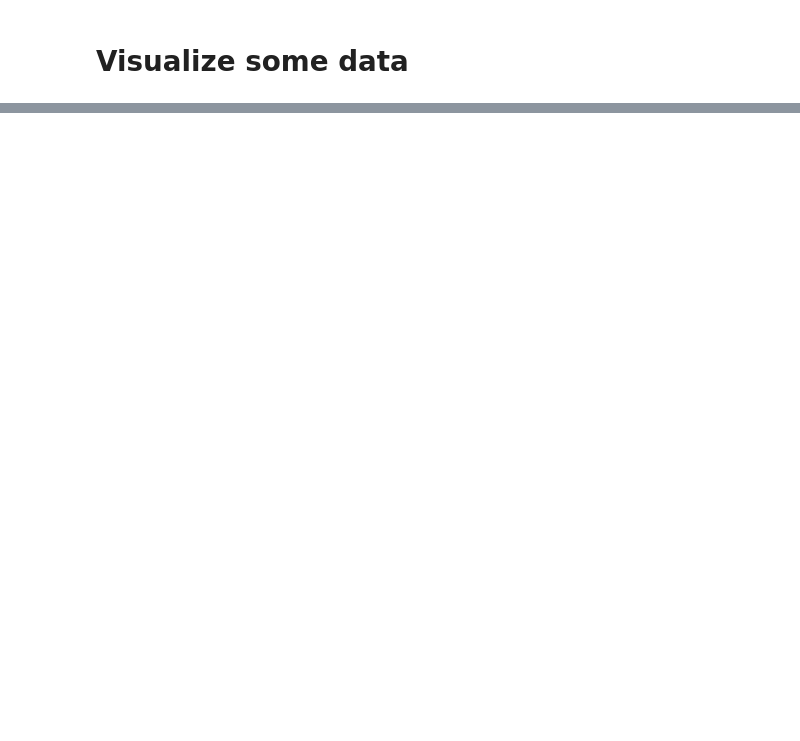
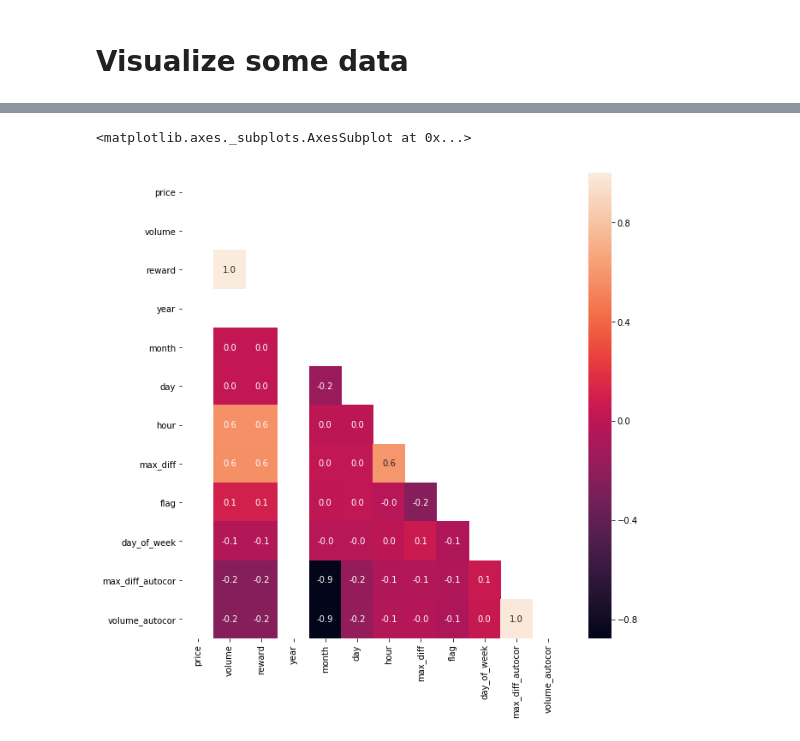
Before and after one commit to L0ki4/Reinforcment_learning, a Jupyter notebook: gym_gpn.ipynb, the cells around one changed output, grey strips where cells are left out. Drawn from its saved outputs; the diff is of its cells as text; code cells hidden in the pictures; blank space fills up the shorter version.

```diff
--- a/gym_gpn.ipynb
+++ b/gym_gpn.ipynb
@@ -137,0 +335,10 @@ import seaborn as sns
+# %%
+mask = np.zeros_like(dn.corr(), dtype=np.bool)
+mask[np.triu_indices_from(mask)] = True
+
+f, ax = plt.subplots(figsize=(10, 10))
+
+sns.heatmap(dn.corr(), mask = mask, annot=True, fmt= '.1f', ax = ax)
+# %% [output]
+<matplotlib.axes._subplots.AxesSubplot at 0x...>
+[figure, added]
```
Also changed, not shown: parts of 42 cells of this notebook, 5 other files.
